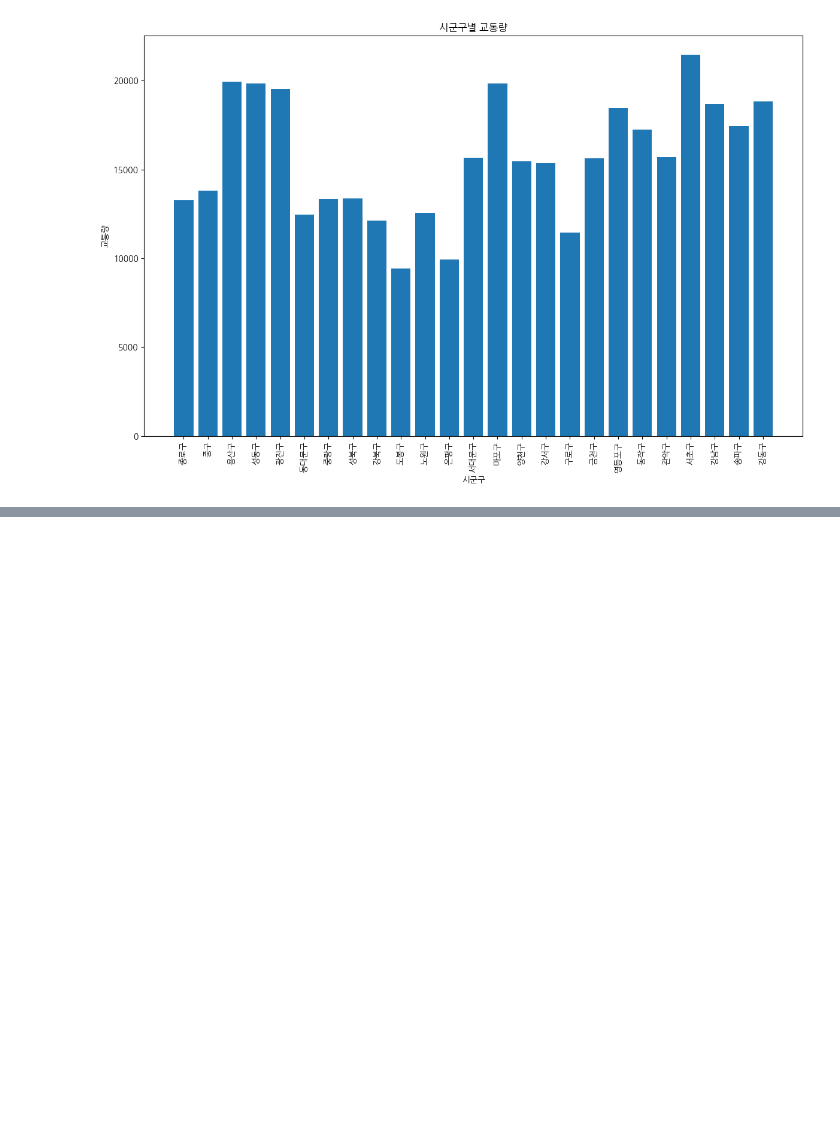
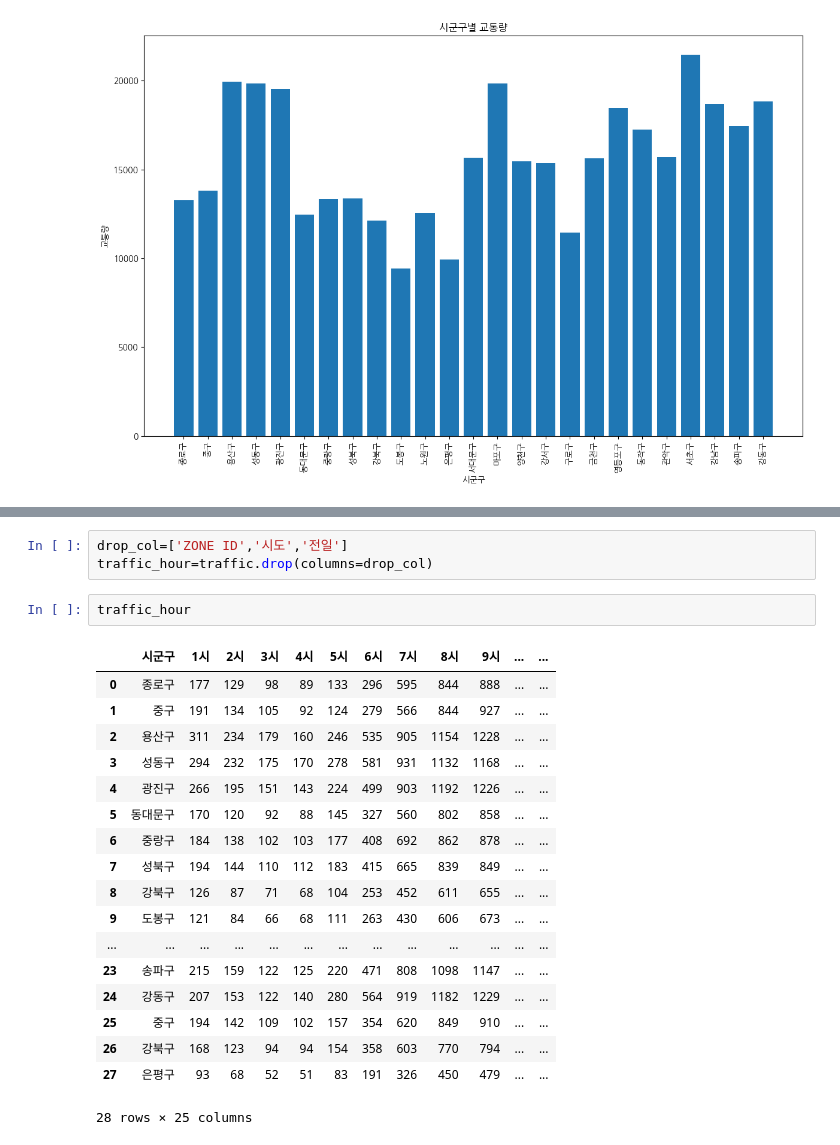
Before and after one commit to b00kkk/PythonProject2024-1, a Jupyter notebook: 교통량.ipynb, the cells around one changed output, grey strips where cells are left out. Saved outputs shown, nothing was run; the diff lists cells and outputs as text; blank space fills up the shorter version.

```diff
--- a/교통량.ipynb
+++ b/교통량.ipynb
@@ -322,0 +365,24 @@ Index(['geometry', 'code', 'name', 'name_eng', 'base_year'], dtype='object')
+# %%
+drop_col=['ZONE ID','시도','전일']
+traffic_hour=traffic.drop(columns=drop_col)
+# %%
+traffic_hour
+# %% [output]
+|  | 시군구 | 1시 | 2시 | 3시 | 4시 | 5시 | 6시 | 7시 | 8시 | 9시 | ... | ... |
+| 0 | 종로구 | 177 | 129 | 98 | 89 | 133 | 296 | 595 | 844 | 888 | ... | ... |
+| 1 | 중구 | 191 | 134 | 105 | 92 | 124 | 279 | 566 | 844 | 927 | ... | ... |
+| 2 | 용산구 | 311 | 234 | 179 | 160 | 246 | 535 | 905 | 1154 | 1228 | ... | ... |
+| 3 | 성동구 | 294 | 232 | 175 | 170 | 278 | 581 | 931 | 1132 | 1168 | ... | ... |
+| 4 | 광진구 | 266 | 195 | 151 | 143 | 224 | 499 | 903 | 1192 | 1226 | ... | ... |
+| 5 | 동대문구 | 170 | 120 | 92 | 88 | 145 | 327 | 560 | 802 | 858 | ... | ... |
+| 6 | 중랑구 | 184 | 138 | 102 | 103 | 177 | 408 | 692 | 862 | 878 | ... | ... |
+| 7 | 성북구 | 194 | 144 | 110 | 112 | 183 | 415 | 665 | 839 | 849 | ... | ... |
+| 8 | 강북구 | 126 | 87 | 71 | 68 | 104 | 253 | 452 | 611 | 655 | ... | ... |
+| 9 | 도봉구 | 121 | 84 | 66 | 68 | 111 | 263 | 430 | 606 | 673 | ... | ... |
+| ... | ... | ... | ... | ... | ... | ... | ... | ... | ... | ... | ... | ... |
+| 23 | 송파구 | 215 | 159 | 122 | 125 | 220 | 471 | 808 | 1098 | 1147 | ... | ... |
+| 24 | 강동구 | 207 | 153 | 122 | 140 | 280 | 564 | 919 | 1182 | 1229 | ... | ... |
+| 25 | 중구 | 194 | 142 | 109 | 102 | 157 | 354 | 620 | 849 | 910 | ... | ... |
+| 26 | 강북구 | 168 | 123 | 94 | 94 | 154 | 358 | 603 | 770 | 794 | ... | ... |
+| 27 | 은평구 | 93 | 68 | 52 | 51 | 83 | 191 | 326 | 450 | 479 | ... | ... |
+28 rows × 25 columns
```
Also changed, not shown: parts of 6 cells of this notebook.
